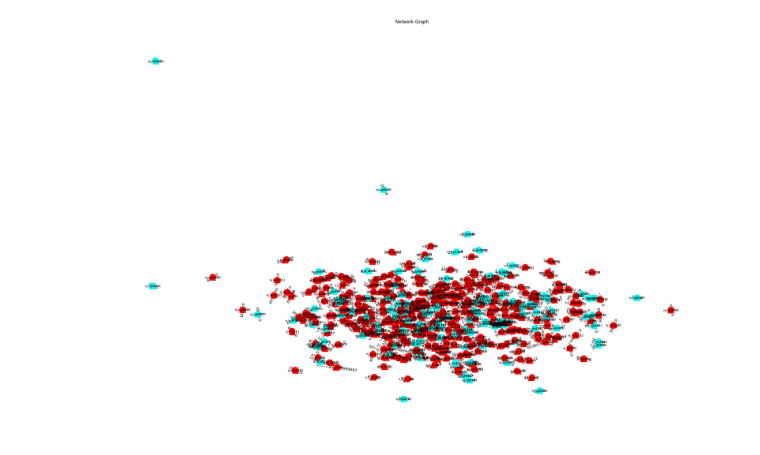
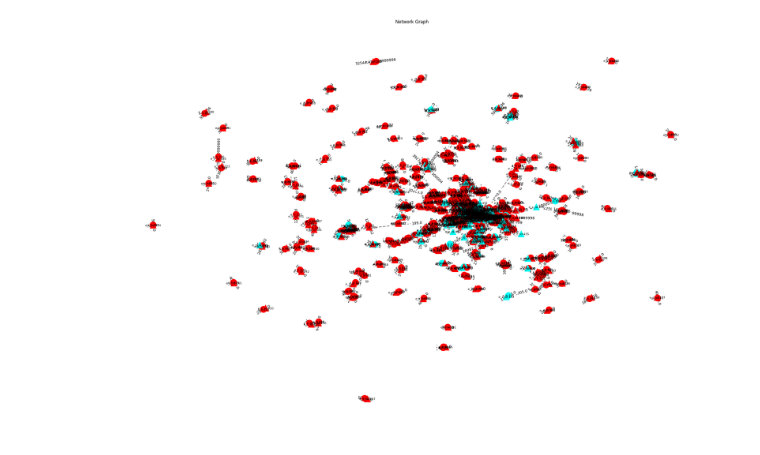
Before and after one commit to shikivaahan/graph-analysis, a Jupyter notebook: nodal_analysis.ipynb, the cells around one changed output. Drawn from its saved outputs; the diff is of its cells as text; code cells hidden in the pictures.

```diff
--- a/nodal_analysis.ipynb
+++ b/nodal_analysis.ipynb
@@ -58,13 +58,13 @@ get_original_value_from_token('a_h 0', token_to_original)
 pd.set_option('display.max_columns', None)
 # %%
 # Initialize the network graph
-nodes = ['customer_id', 'end_customer_id']
+nodes = ['end_customer_id', 'account_hash']
 node_attributes = ['account_hash','is_fraud', 'email','surname']
 edges = ['amount']
 
 G = create_and_plot_network(df, nodes, edges, 'is_fraud', node_attributes)
 # %% [output]
-[figure, old version]
+[figure, new version]
 # %%
 # Filter the graph by attributes
 attr_filters = {'is_fraud': False}
```
Also changed, not shown: parts of 3 cells of this notebook.
